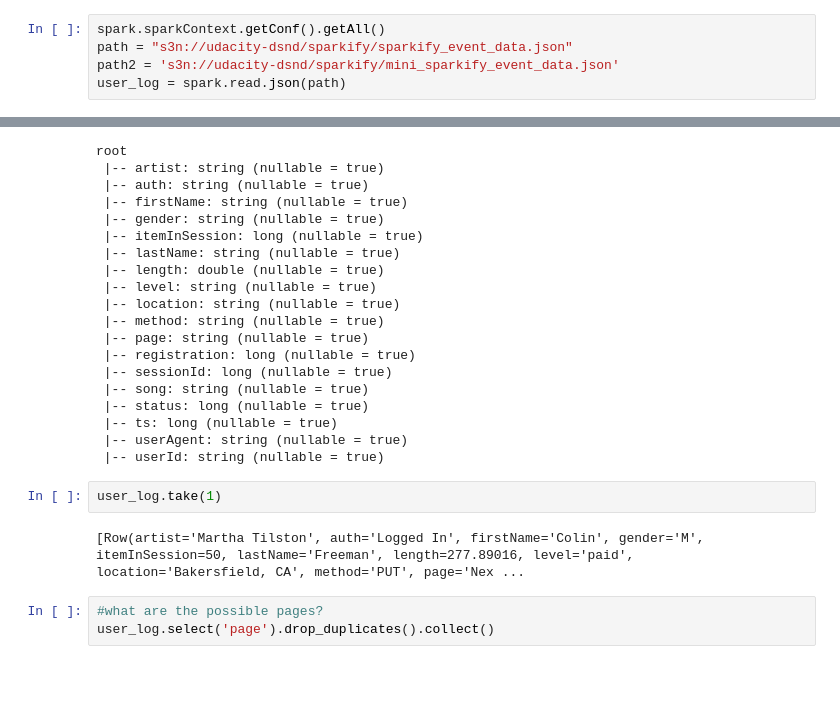
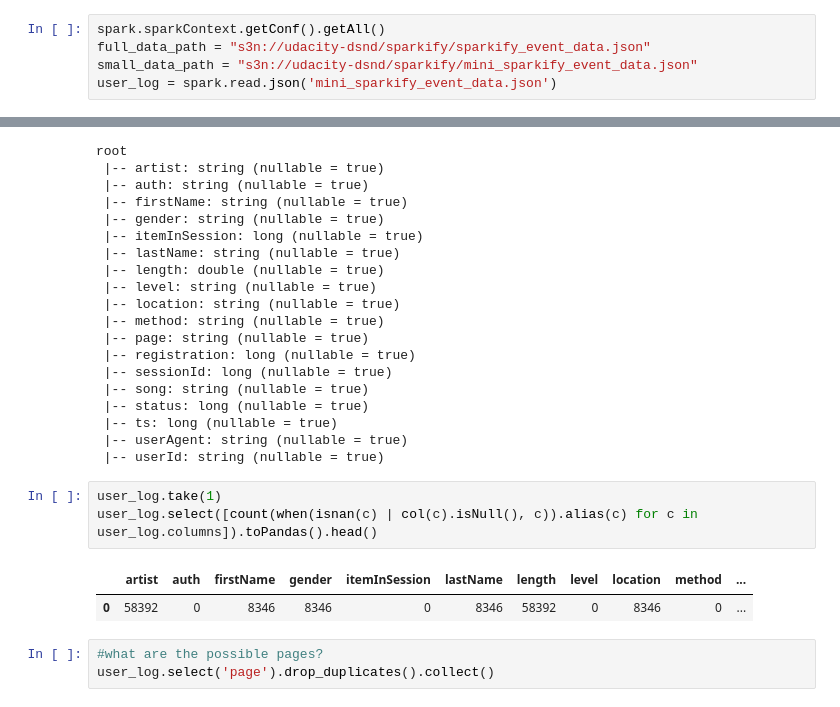
Before and after one commit to Lucas-Correa/Churn-in-Sparkfy, a Jupyter notebook: Sparkify.ipynb, the cells around one changed output, grey strips where cells are left out. Cells and saved outputs as stored; diff of their text form; blank space fills up the shorter version.

```diff
--- a/Sparkify.ipynb
+++ b/Sparkify.ipynb
@@ -30,8 +25,8 @@ In this workspace, the mini-dataset file is `mini_sparkify_event_data.json`. Loa
 # %%
 spark.sparkContext.getConf().getAll()
-path = "s3n://udacity-dsnd/sparkify/sparkify_event_data.json"
-path2 = 's3n://udacity-dsnd/sparkify/mini_sparkify_event_data.json'
-user_log = spark.read.json(path)
+full_data_path = "s3n://udacity-dsnd/sparkify/sparkify_event_data.json"
+small_data_path = "s3n://udacity-dsnd/sparkify/mini_sparkify_event_data.json"
+user_log = spark.read.json('mini_sparkify_event_data.json')
 # %%
 user_log.printSchema()
 #length its the time of the song
@@ -55,10 +50,12 @@ root
  |-- ts: long (nullable = true)
  |-- userAgent: string (nullable = true)
  |-- userId: string (nullable = true)
-# %%
-user_log.take(1)
-# %% [output]
-[Row(artist='Martha Tilston', auth='Logged In', firstName='Colin', gender='M', itemInSession=50, lastName='Freeman', length=277.89016, level='paid', location='Bakersfield, CA', method='PUT', page='Nex ...
+# %%
+user_log.take(1)
+user_log.select([count(when(isnan(c) | col(c).isNull(), c)).alias(c) for c in user_log.columns]).toPandas().head()
+# %% [output]
+|  | artist | auth | firstName | gender | itemInSession | lastName | length | level | location | method | ... |
+| 0 | 58392 | 0 | 8346 | 8346 | 0 | 8346 | 58392 | 0 | 8346 | 0 | ... |
 # %%
 #what are the possible pages?
 user_log.select('page').drop_duplicates().collect()
```
Also changed, not shown: parts of 28 cells of this notebook.
